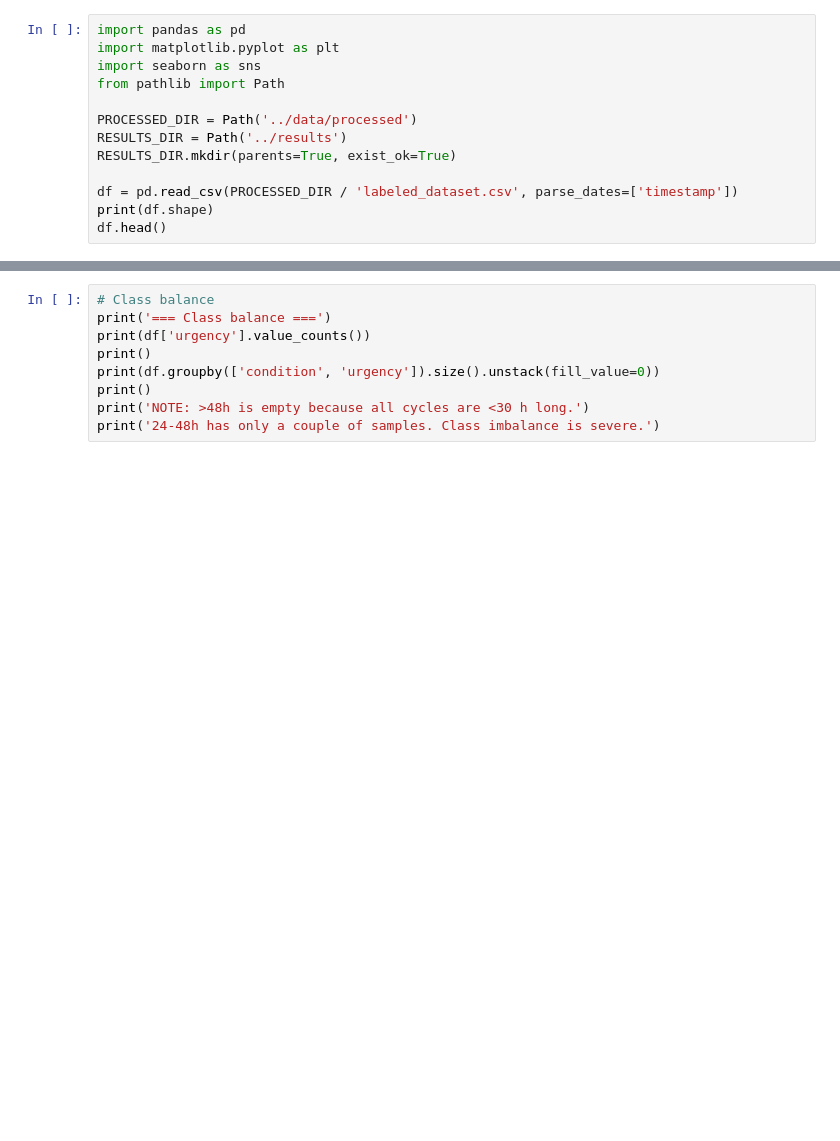
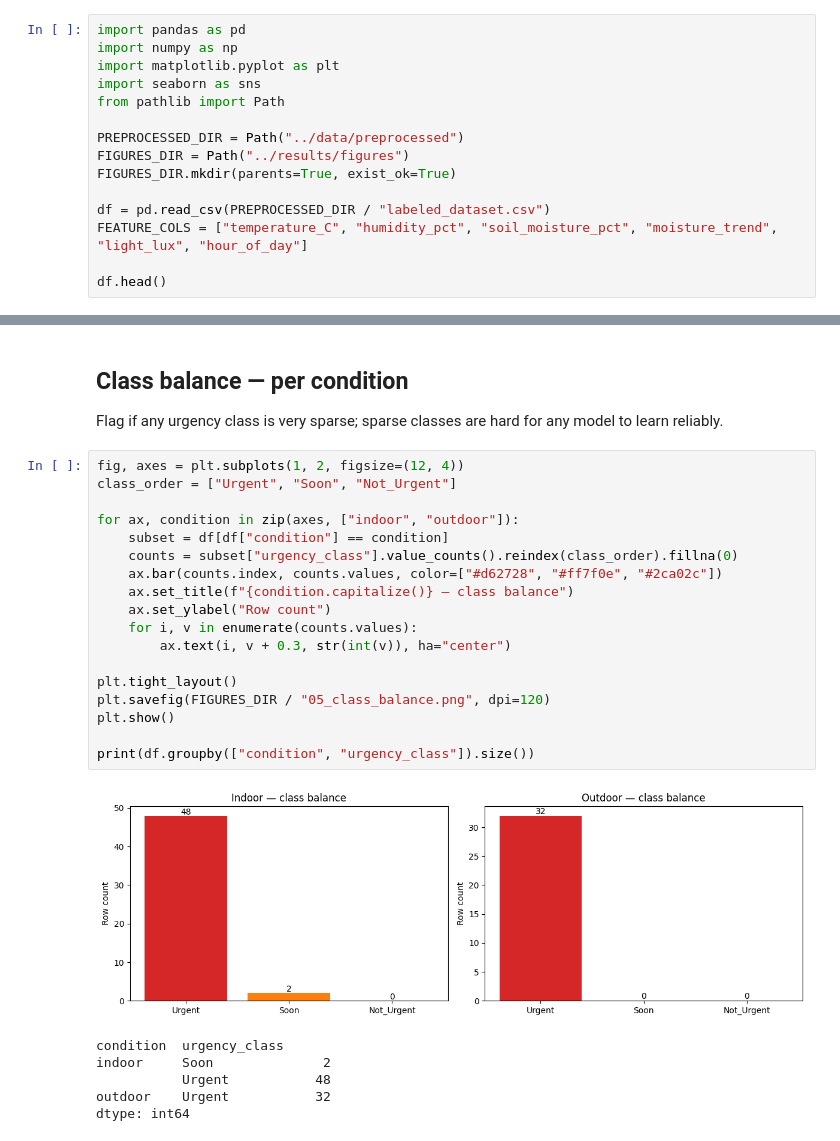
Before and after one commit to Sakhiur2022/HydroSense, a Jupyter notebook: ml/notebooks/05_exploratory_data_analysis.ipynb, the cells around one changed output, grey strips where cells are left out. Drawn from its saved outputs; the diff is of its cells as text; blank space fills up the shorter version.

```diff
--- a/ml/notebooks/05_exploratory_data_analysis.ipynb
+++ b/ml/notebooks/05_exploratory_data_analysis.ipynb
@@ -8,13 +9,15 @@
 # %%
 import pandas as pd
+import numpy as np
 import matplotlib.pyplot as plt
 import seaborn as sns
 from pathlib import Path
 
-PROCESSED_DIR = Path('../data/processed')
-RESULTS_DIR = Path('../results')
-RESULTS_DIR.mkdir(parents=True, exist_ok=True)
+PREPROCESSED_DIR = Path("../data/preprocessed")
+FIGURES_DIR = Path("../results/figures")
+FIGURES_DIR.mkdir(parents=True, exist_ok=True)
 
-df = pd.read_csv(PROCESSED_DIR / 'labeled_dataset.csv', parse_dates=['timestamp'])
-print(df.shape)
+df = pd.read_csv(PREPROCESSED_DIR / "labeled_dataset.csv")
+FEATURE_COLS = ["temperature_C", "humidity_pct", "soil_moisture_pct", "moisture_trend", "light_lux", "hour_of_day"]
+
 df.head()
@@ -21,9 +31,29 @@ df.head()
-# %%
-# Class balance
-print('=== Class balance ===')
-print(df['urgency'].value_counts())
-print()
-print(df.groupby(['condition', 'urgency']).size().unstack(fill_value=0))
-print()
-print('NOTE: >48h is empty because all cycles are <30 h long.')
-print('24-48h has only a couple of samples. Class imbalance is severe.')
+# %% [markdown]
+## Class balance — per condition
+
+Flag if any urgency class is very sparse; sparse classes are hard for any model to learn reliably.
+# %%
+fig, axes = plt.subplots(1, 2, figsize=(12, 4))
+class_order = ["Urgent", "Soon", "Not_Urgent"]
+
+for ax, condition in zip(axes, ["indoor", "outdoor"]):
+    subset = df[df["condition"] == condition]
+    counts = subset["urgency_class"].value_counts().reindex(class_order).fillna(0)
+    ax.bar(counts.index, counts.values, color=["#d62728", "#ff7f0e", "#2ca02c"])
+    ax.set_title(f"{condition.capitalize()} — class balance")
+    ax.set_ylabel("Row count")
+    for i, v in enumerate(counts.values):
+        ax.text(i, v + 0.3, str(int(v)), ha="center")
+
+plt.tight_layout()
+plt.savefig(FIGURES_DIR / "05_class_balance.png", dpi=120)
+plt.show()
+
+print(df.groupby(["condition", "urgency_class"]).size())
+# %% [output]
+[figure, added]
+condition  urgency_class
+indoor     Soon              2
+           Urgent           48
+outdoor    Urgent           32
+dtype: int64
```
Also changed, not shown: parts of 10 cells of this notebook.
